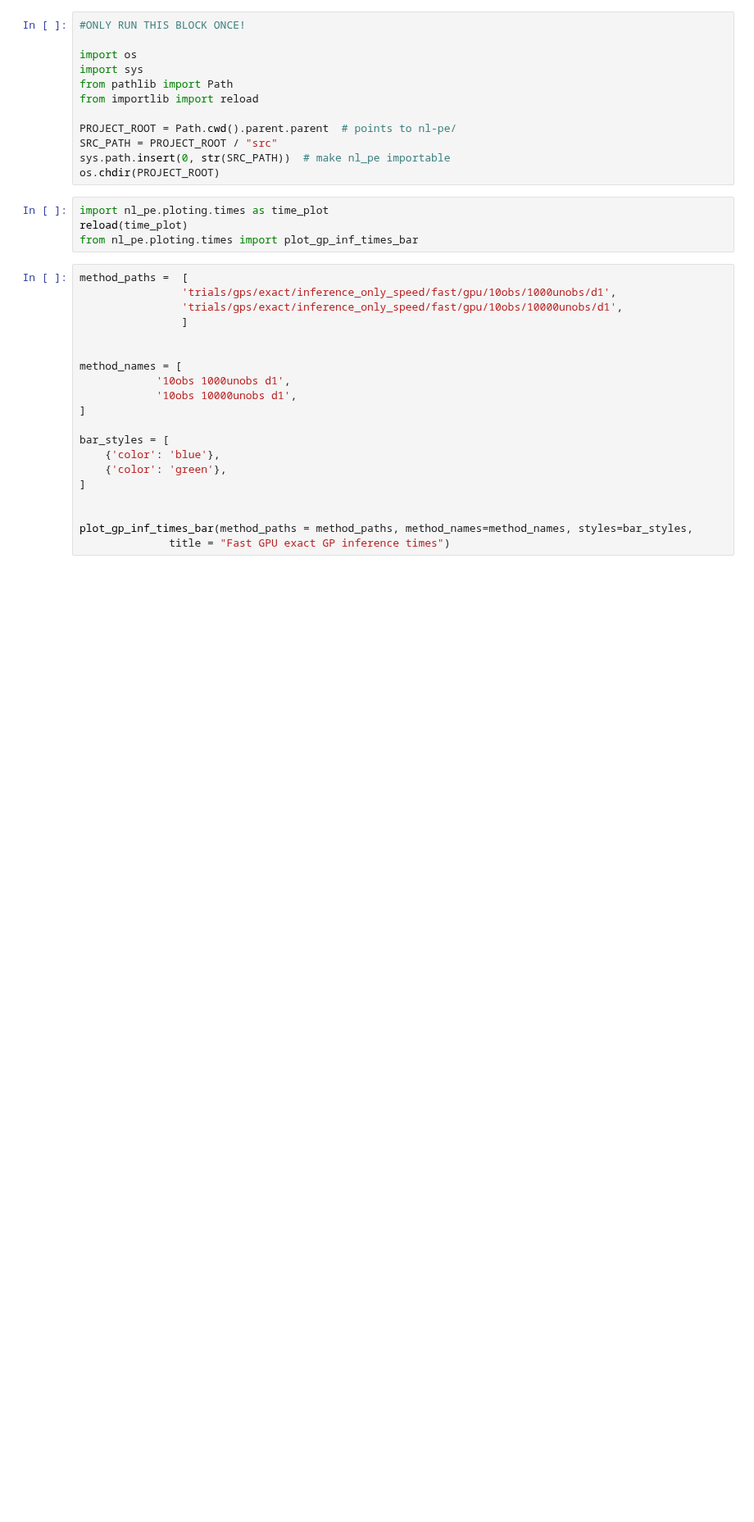
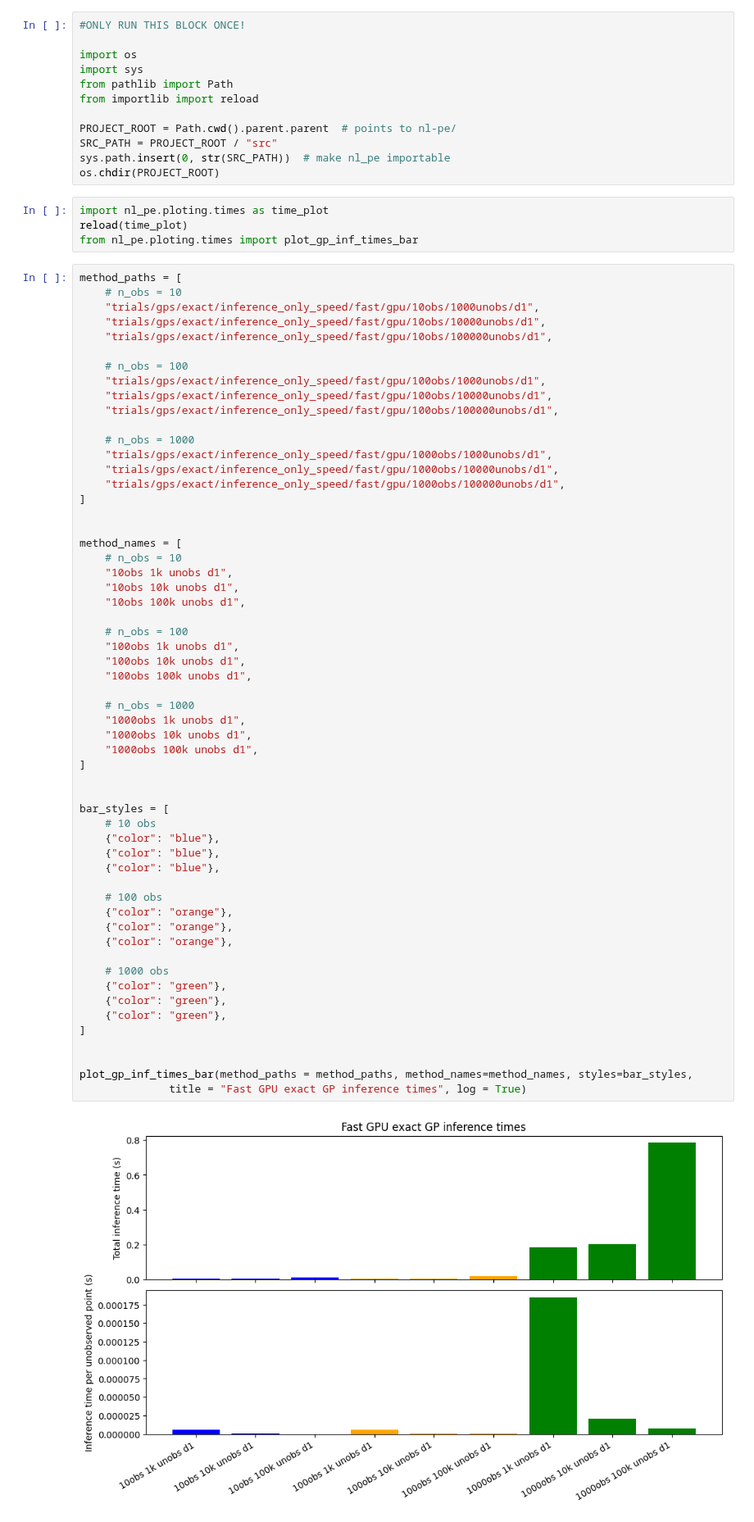
Before and after one commit to D3Mlab/nl-pe, a Jupyter notebook: notebooks/plots/gp_inf_times.ipynb, the cells around one changed output. Shown at 82% size. Saved outputs shown, nothing was run; the diff lists cells and outputs as text; blank space fills up the shorter version.

```diff
--- a/notebooks/plots/gp_inf_times.ipynb
+++ b/notebooks/plots/gp_inf_times.ipynb
@@ -15,22 +15,61 @@ import nl_pe.ploting.times as time_plot
 reload(time_plot)
 from nl_pe.ploting.times import plot_gp_inf_times_bar
 # %%
-method_paths =  [
-                'trials/gps/exact/inference_only_speed/fast/gpu/10obs/1000unobs/d1',
-                'trials/gps/exact/inference_only_speed/fast/gpu/10obs/10000unobs/d1',
-                ]
+method_paths = [
+    # n_obs = 10
+    "trials/gps/exact/inference_only_speed/fast/gpu/10obs/1000unobs/d1",
+    "trials/gps/exact/inference_only_speed/fast/gpu/10obs/10000unobs/d1",
+    "trials/gps/exact/inference_only_speed/fast/gpu/10obs/100000unobs/d1",
+
+    # n_obs = 100
+    "trials/gps/exact/inference_only_speed/fast/gpu/100obs/1000unobs/d1",
+    "trials/gps/exact/inference_only_speed/fast/gpu/100obs/10000unobs/d1",
+    "trials/gps/exact/inference_only_speed/fast/gpu/100obs/100000unobs/d1",
+
+    # n_obs = 1000
+    "trials/gps/exact/inference_only_speed/fast/gpu/1000obs/1000unobs/d1",
+    "trials/gps/exact/inference_only_speed/fast/gpu/1000obs/10000unobs/d1",
+    "trials/gps/exact/inference_only_speed/fast/gpu/1000obs/100000unobs/d1",
+]
 
 
 method_names = [
-            '10obs 1000unobs d1',
-            '10obs 10000unobs d1',
+    # n_obs = 10
+    "10obs 1k unobs d1",
+    "10obs 10k unobs d1",
+    "10obs 100k unobs d1",
+
+    # n_obs = 100
+    "100obs 1k unobs d1",
+    "100obs 10k unobs d1",
+    "100obs 100k unobs d1",
+
+    # n_obs = 1000
+    "1000obs 1k unobs d1",
+    "1000obs 10k unobs d1",
+    "1000obs 100k unobs d1",
 ]
 
+
 bar_styles = [
-    {'color': 'blue'},
-    {'color': 'green'},
+    # 10 obs
+    {"color": "blue"},
+    {"color": "blue"},
+    {"color": "blue"},
+
+    # 100 obs
+    {"color": "orange"},
+    {"color": "orange"},
+    {"color": "orange"},
+
+    # 1000 obs
+    {"color": "green"},
+    {"color": "green"},
+    {"color": "green"},
 ]
 
 
 plot_gp_inf_times_bar(method_paths = method_paths, method_names=method_names, styles=bar_styles,
-              title = "Fast GPU exact GP inference times")
+              title = "Fast GPU exact GP inference times", log = True)
+# %% [output]
+[figure, added]
```
Also changed, not shown: 3 other files.
